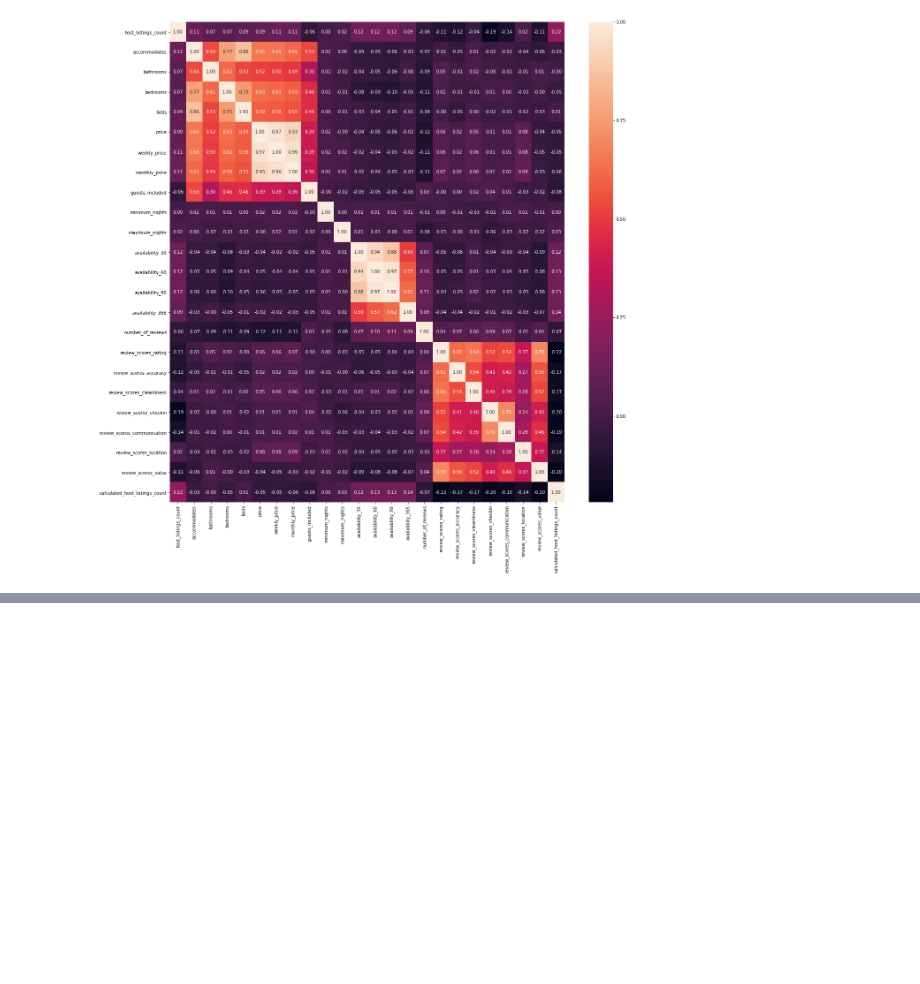
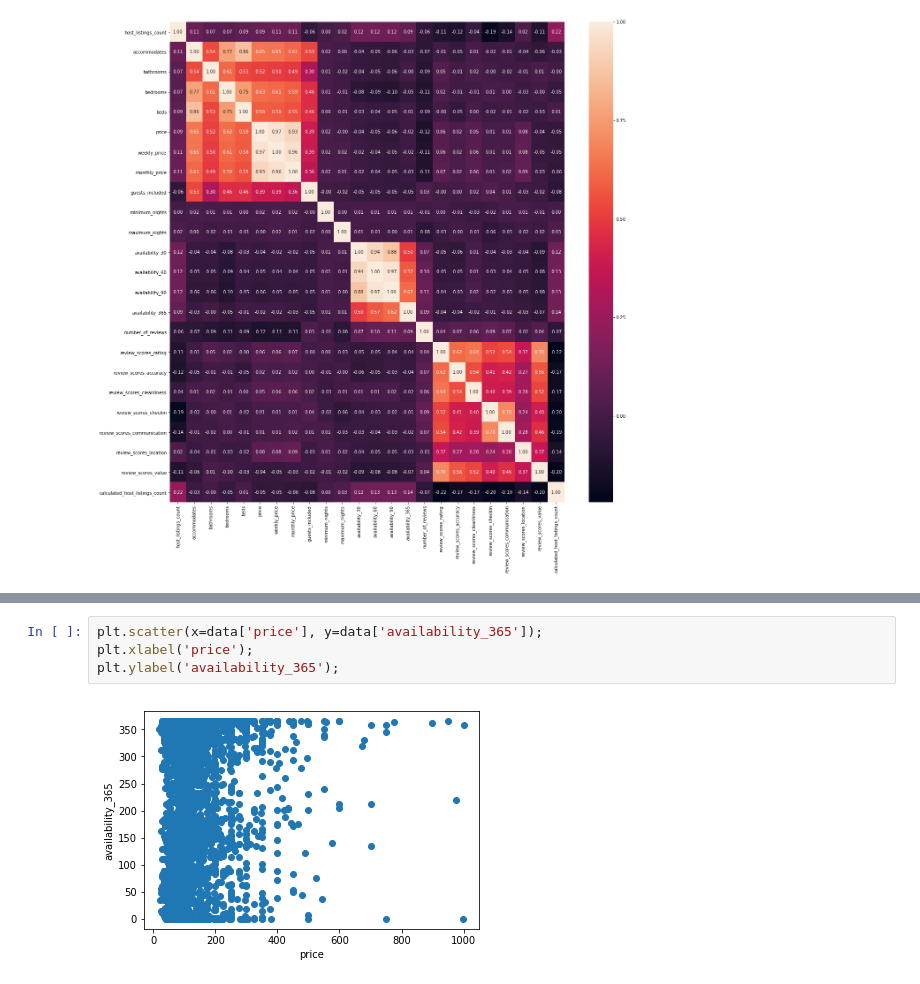
Before and after one commit to FrankTub/Airbnb-bookings, a Jupyter notebook: seattle_airbnb.ipynb, the cells around one changed output, grey strips where cells are left out. Cells and saved outputs as stored; diff of their text form; blank space fills up the shorter version.

```diff
--- a/seattle_airbnb.ipynb
+++ b/seattle_airbnb.ipynb
@@ -132,0 +161,6 @@ sns.heatmap(data.corr(), ax=ax, annot=True, fmt=".2f");
+# %%
+plt.scatter(x=data['price'], y=data['availability_365']);
+plt.xlabel('price');
+plt.ylabel('availability_365');
+# %% [output]
+[figure, added]
```
Also changed, not shown: parts of 13 cells of this notebook.
